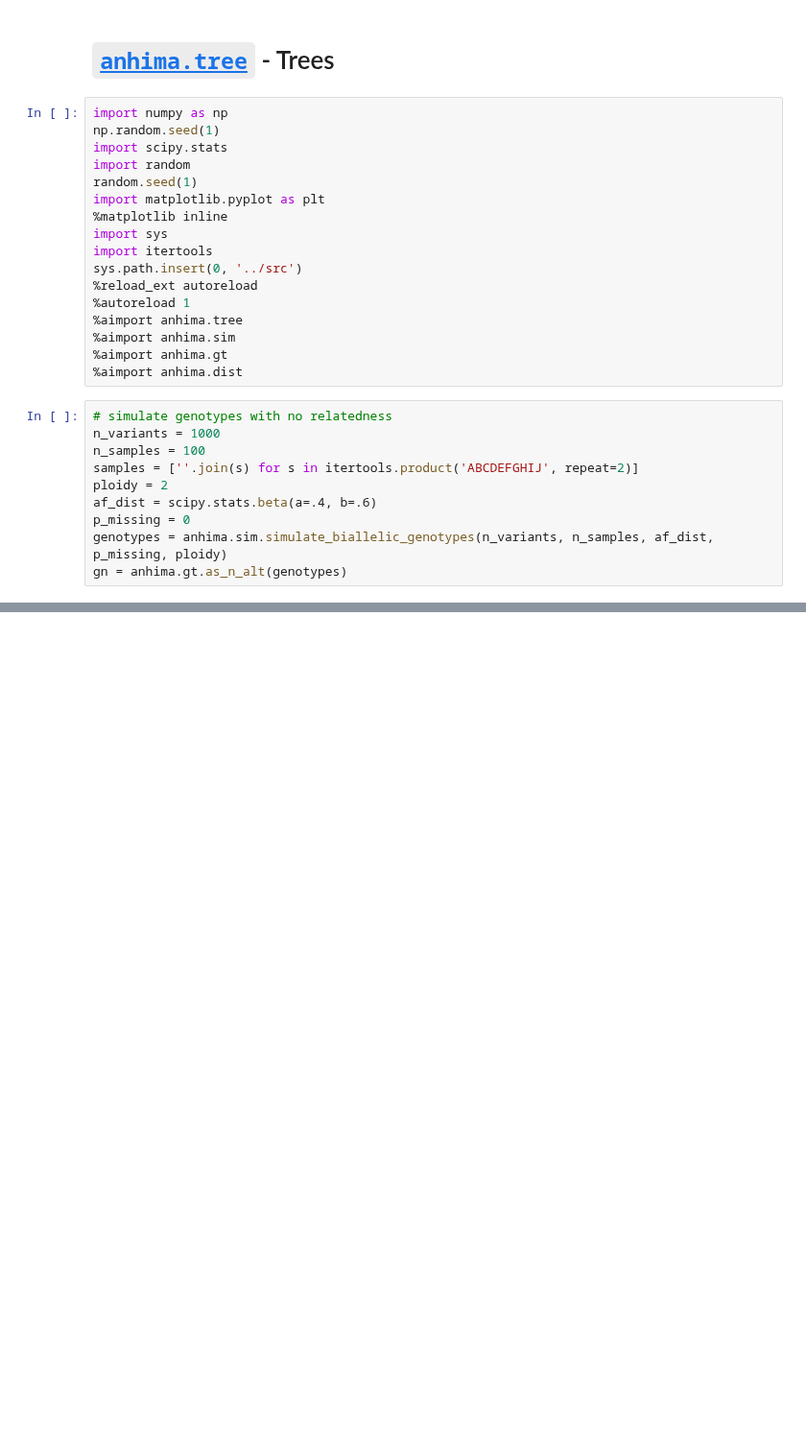
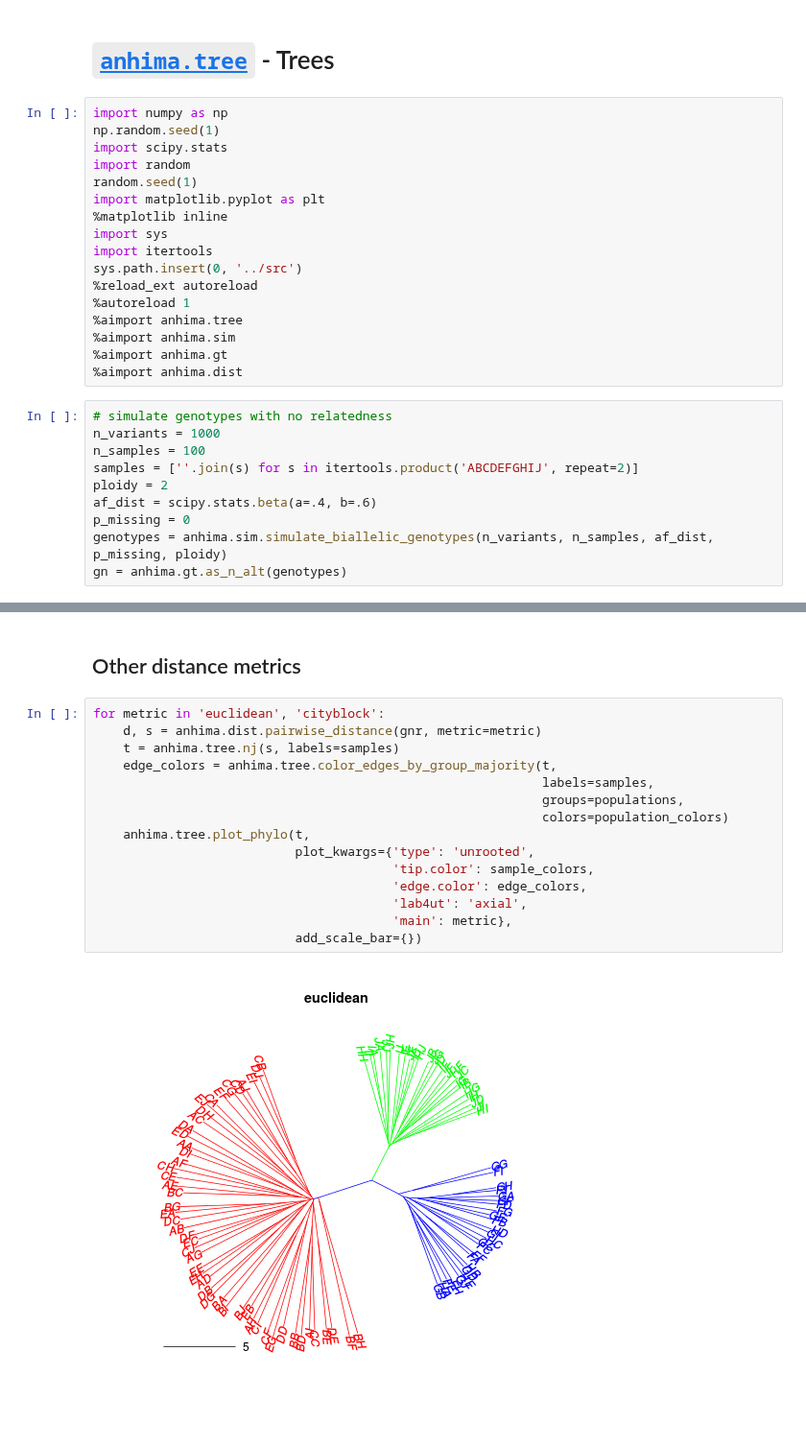
Before and after one commit to alimanfoo/anhima, a Jupyter notebook: examples/tree.ipynb, the cells around one changed output, grey strips where cells are left out. Shown at 96% size. Drawn from its saved outputs; the diff is of its cells as text; blank space fills up the shorter version.

```diff
--- a/examples/tree.ipynb
+++ b/examples/tree.ipynb
@@ -74,0 +78,19 @@ anhima.tree.plot_phylo(tr, plot_kwargs={'type': 'unrooted',
+# %% [markdown]
+## Other distance metrics
+# %%
+for metric in 'euclidean', 'cityblock':
+    d, s = anhima.dist.pairwise_distance(gnr, metric=metric)
+    t = anhima.tree.nj(s, labels=samples)
+    edge_colors = anhima.tree.color_edges_by_group_majority(t,
+                                                            labels=samples,
+                                                            groups=populations,
+                                                            colors=population_colors)
+    anhima.tree.plot_phylo(t,
+                           plot_kwargs={'type': 'unrooted',
+                                        'tip.color': sample_colors,
+                                        'edge.color': edge_colors,
+                                        'lab4ut': 'axial',
+                                        'main': metric},
+                           add_scale_bar={})
+# %% [output]
+[figure, added]
```
Also changed, not shown: parts of 9 cells of this notebook, 9 other files.
